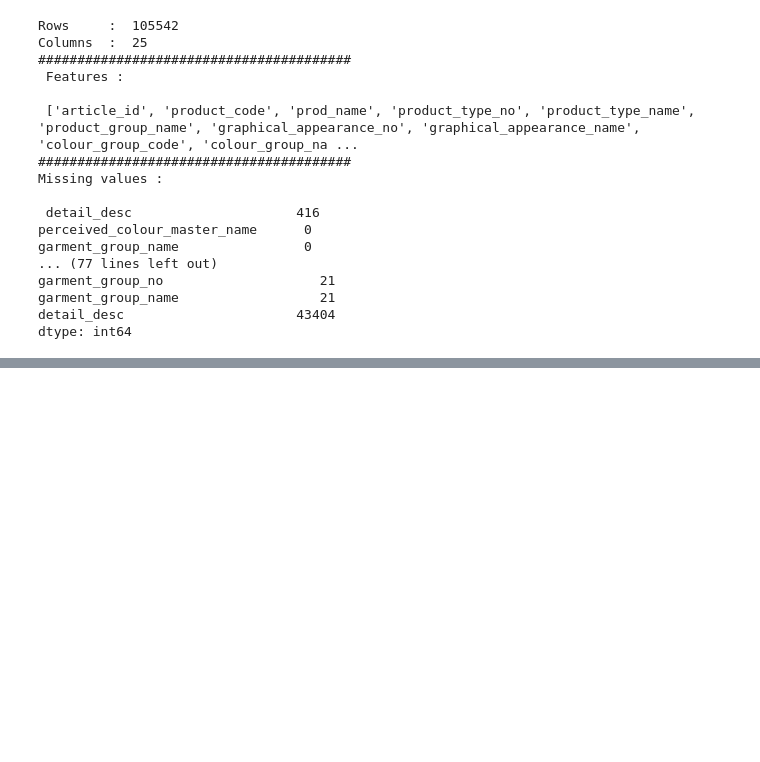
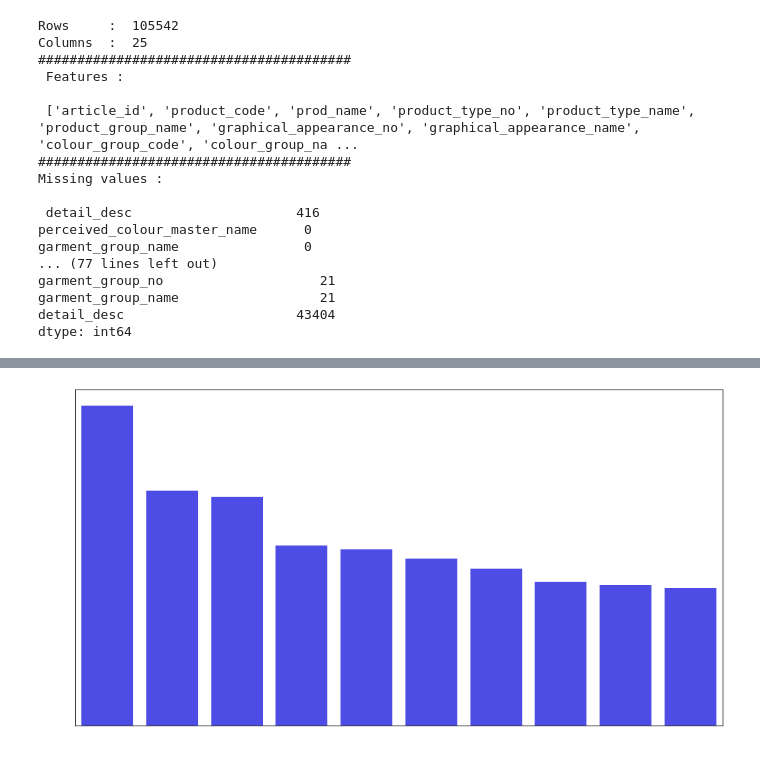
Before and after one commit to kshitijmohan15/Data-Analysis, a Jupyter notebook: H&M Analysis/h&m_analysis.ipynb, the cells around one changed output, grey strips where cells are left out. Cells and saved outputs as stored; diff of their text form; code cells hidden in the pictures; blank space fills up the shorter version.

```diff
--- a/H&M Analysis/h&m_analysis.ipynb
+++ b/H&M Analysis/h&m_analysis.ipynb
@@ -107,0 +118,25 @@ cat_col = [
+# %%
+# Making a list of all categorical variables
+cat_col = ['prod_name', 'product_type_name', 'product_group_name',
+           'graphical_appearance_name', 'colour_group_name',
+           'perceived_colour_value_name', 'perceived_colour_master_name',
+           'department_name', 'index_name', 'index_group_name', 'section_name',
+           'garment_group_name']
+
+# Printing number of count of each unique value in each column
+for column in cat_col:
+    print(articles[column].value_counts())
+    print("#" * 40)
+
+# prod_name_value = pd.DataFrame(articles['prod_name'].value_counts())
+prod_name_values = pd.DataFrame(articles['prod_name'].value_counts())
+product_type_name_values = pd.DataFrame(articles['product_type_name'].value_counts())
+product_group_name_values = pd.DataFrame(articles['product_group_name'].value_counts())
+graphical_appearance_name_values = pd.DataFrame(articles['graphical_appearance_name'].value_counts())
+colour_group_name_values = pd.DataFrame(articles['colour_group_name'].value_counts())
+perceived_colour_master_name_values = pd.DataFrame(articles['perceived_colour_master_name'].value_counts())
+department_name_values = pd.DataFrame(articles['department_name'].value_counts())
+index_name_values = pd.DataFrame(articles['index_name'].value_counts())
+index_group_name_values = pd.DataFrame(articles['index_group_name'].value_counts())
+section_name_values = pd.DataFrame(articles['section_name'].value_counts())
+garment_group_name_values = pd.DataFrame(articles['garment_group_name'].value_counts())
@@ -107,0 +208,8 @@ cat_col = [
+# %%
+import seaborn as sns
+
+plt.figure(figsize=(15, 8))
+sns.barplot(prod_name_values.head(10).index, prod_name_values.head(10).prod_name, alpha=0.8, color='blue')
+plt.show()
+# %% [output]
+[figure, added]
```
Also changed, not shown: parts of 11 cells of this notebook.
